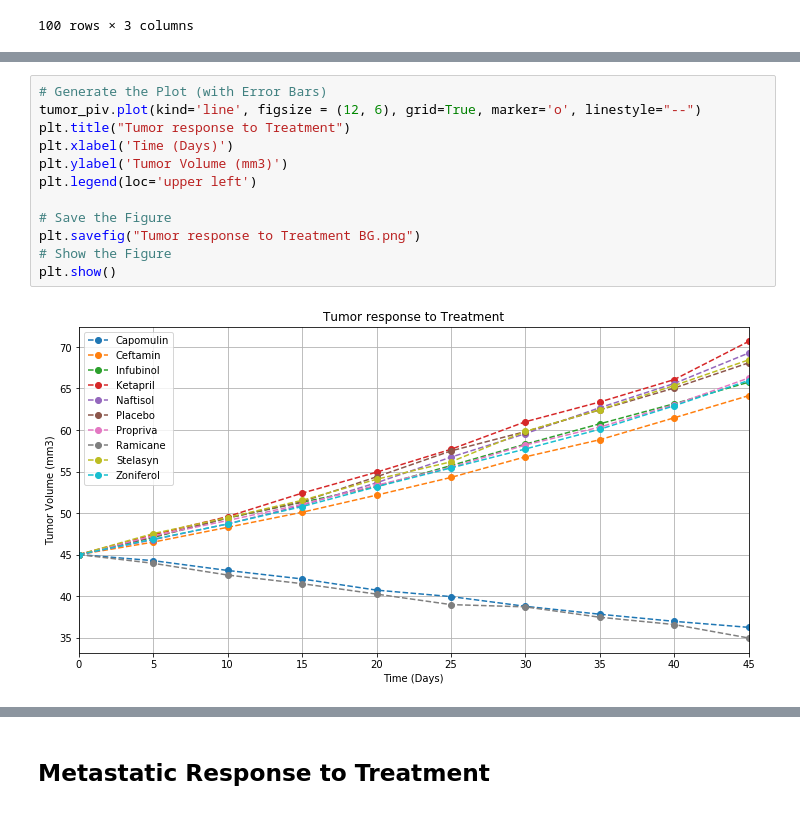
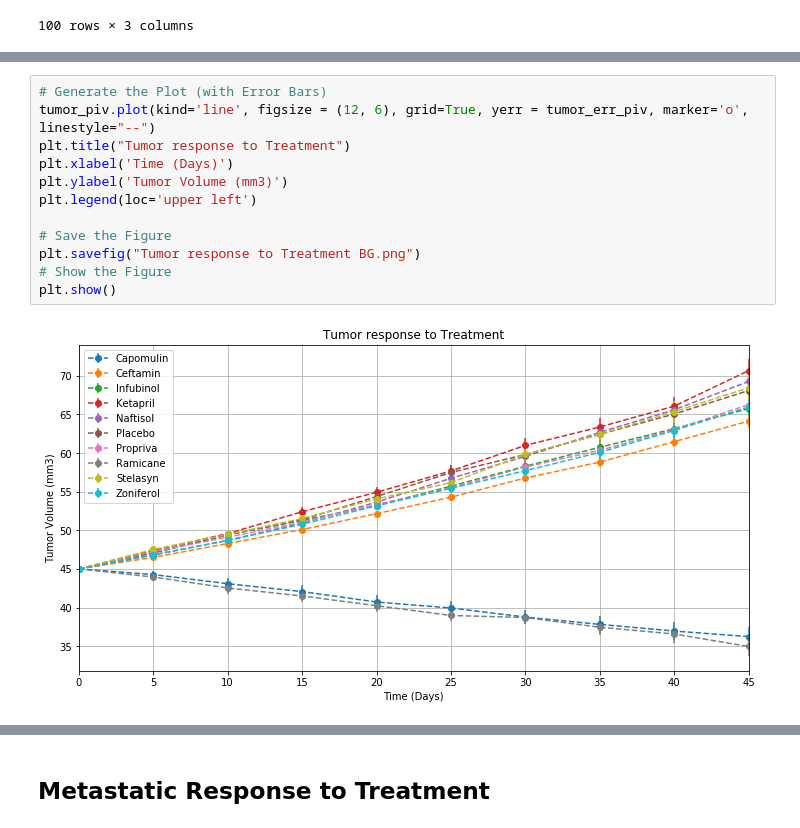
Before and after one commit to garciareta/matplotlib-challenge, a Jupyter notebook: Pymaceuticals/HW.ipynb, the cells around one changed output, grey strips where cells are left out. Cells and saved outputs as stored; diff of their text form.

```diff
--- a/Pymaceuticals/HW.ipynb
+++ b/Pymaceuticals/HW.ipynb
@@ -119,18 +119,18 @@ tumor_err_piv
 | 45 | 1.223977 | 0.902358 | 1.144427 | 1.453186 | 1.416363 | 1.351726 | 1.888586 | 1.226805 | 1.576556 | ... |
 # %%
 # Generate the Plot (with Error Bars)
-tumor_piv.plot(kind='line', figsize = (12, 6), grid=True, marker='o', linestyle="--")
+tumor_piv.plot(kind='line', figsize = (12, 6), grid=True, yerr = tumor_err_piv, marker='o', linestyle="--")
 plt.title("Tumor response to Treatment")
 plt.xlabel('Time (Days)')
 plt.ylabel('Tumor Volume (mm3)')
 plt.legend(loc='upper left')
 
 # Save the Figure
 plt.savefig("Tumor response to Treatment BG.png")
 # Show the Figure
 plt.show()
 # %% [output]
-[figure, old version]
+[figure, new version]
 # %% [markdown]
 ![Tumor Response to Treatment](../Images/treatment.png)
 # %% [markdown]
```
Also changed, not shown: parts of 3 cells of this notebook, 7 other files.
